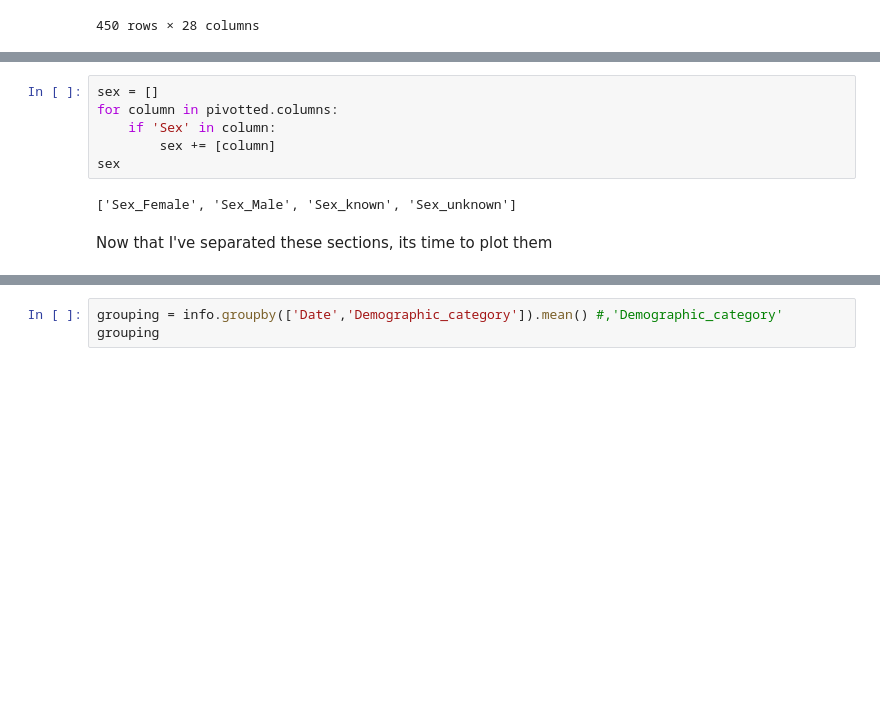
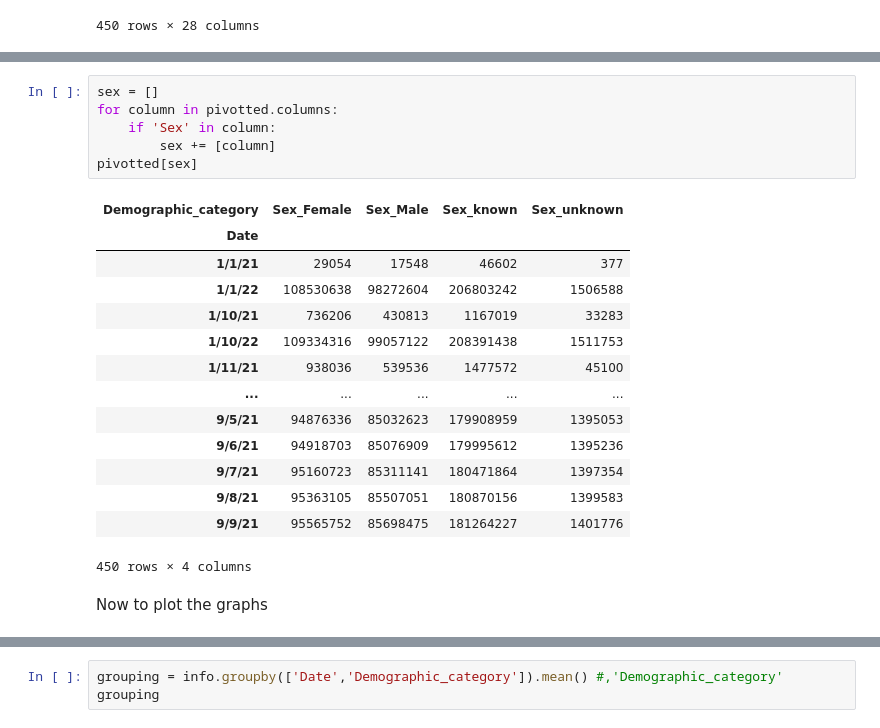
Before and after one commit to LeoraKelseyBrandeis/cs103a-cpa01, a Jupyter notebook: cpa01.ipynb, the cells around one changed output, grey strips where cells are left out. Drawn from its saved outputs; the diff is of its cells as text; blank space fills up the shorter version.

```diff
--- a/cpa01.ipynb
+++ b/cpa01.ipynb
@@ -165,11 +173,24 @@ race
 # %%
 sex = []
 for column in pivotted.columns:
     if 'Sex' in column:
         sex += [column]
-sex
+pivotted[sex]
 # %% [output]
+| Demographic_category | Sex_Female | Sex_Male | Sex_known | Sex_unknown |
+| Date |  |  |  |  |
+| 1/1/21 | 29054 | 17548 | 46602 | 377 |
+| 1/1/22 | 108530638 | 98272604 | 206803242 | 1506588 |
+| 1/10/21 | 736206 | 430813 | 1167019 | 33283 |
+| 1/10/22 | 109334316 | 99057122 | 208391438 | 1511753 |
+| 1/11/21 | 938036 | 539536 | 1477572 | 45100 |
+| ... | ... | ... | ... | ... |
+| 9/5/21 | 94876336 | 85032623 | 179908959 | 1395053 |
+| 9/6/21 | 94918703 | 85076909 | 179995612 | 1395236 |
+| 9/7/21 | 95160723 | 85311141 | 180471864 | 1397354 |
+| 9/8/21 | 95363105 | 85507051 | 180870156 | 1399583 |
+| 9/9/21 | 95565752 | 85698475 | 181264227 | 1401776 |
-['Sex_Female', 'Sex_Male', 'Sex_known', 'Sex_unknown']
+450 rows × 4 columns
-# %% [markdown]
-Now that I've separated these sections, its time to plot them
+# %% [markdown]
+Now to plot the graphs
 # %%
```
Also changed, not shown: parts of 15 cells of this notebook, 1 other file.
